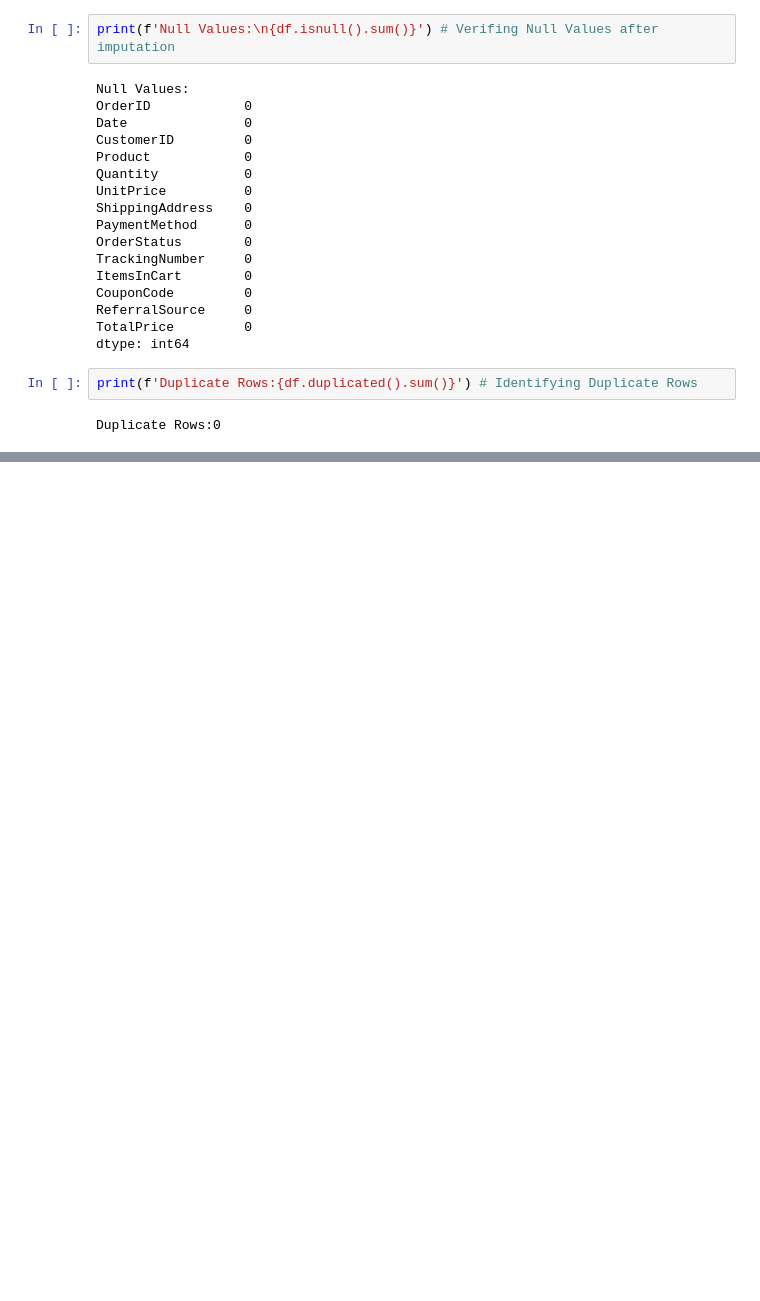
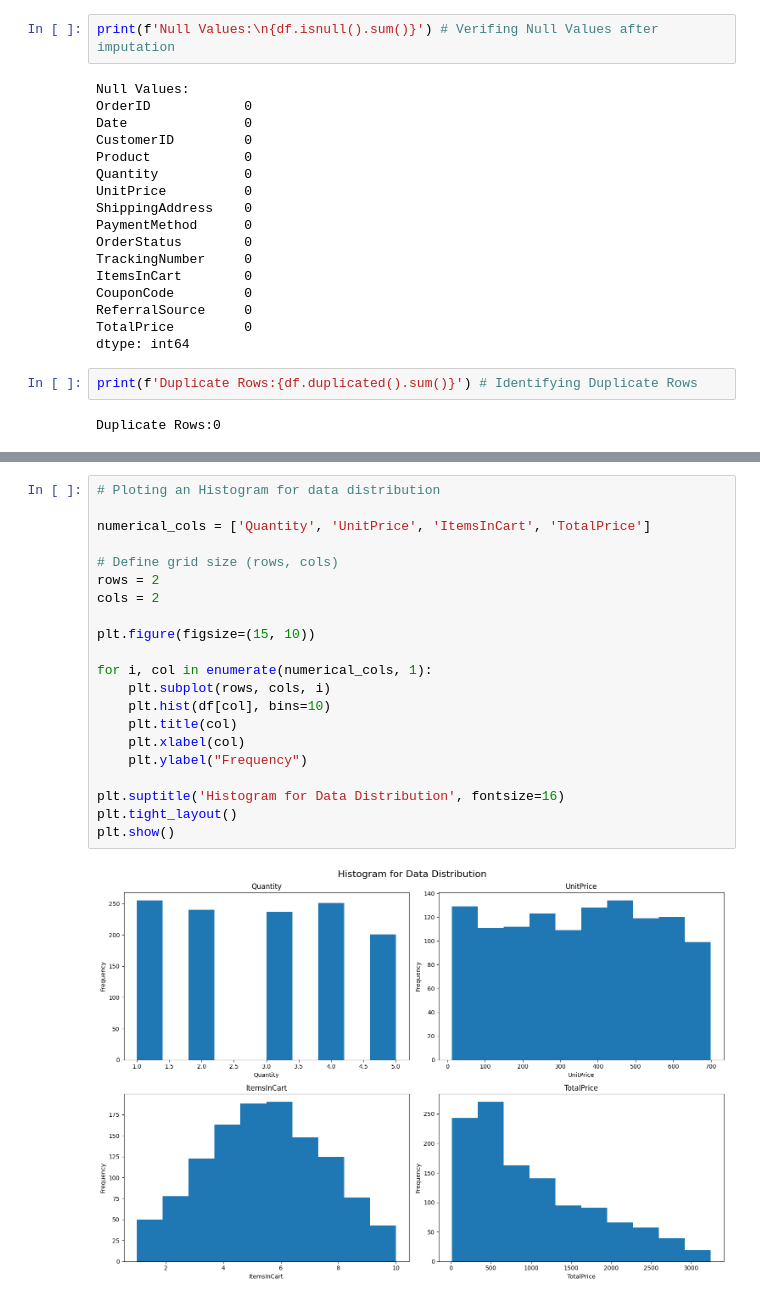
Before and after one commit to avisekbose/DecodeLabs-Internship, a Jupyter notebook: DA_Project 1.ipynb, the cells around one changed output, grey strips where cells are left out. Cells and saved outputs as stored; diff of their text form; blank space fills up the shorter version.

Commit message:
Data Cleaning Done

```diff
--- a/DA_Project 1.ipynb
+++ b/DA_Project 1.ipynb
@@ -172,0 +205,23 @@ Duplicate Rows:0
+# %%
+# Ploting an Histogram for data distribution
+
+numerical_cols = ['Quantity', 'UnitPrice', 'ItemsInCart', 'TotalPrice']
+
+# Define grid size (rows, cols)
+rows = 2
+cols = 2
+
+plt.figure(figsize=(15, 10))
+
+for i, col in enumerate(numerical_cols, 1):
+    plt.subplot(rows, cols, i)
+    plt.hist(df[col], bins=10)
+    plt.title(col)
+    plt.xlabel(col)
+    plt.ylabel("Frequency")
+
+plt.suptitle('Histogram for Data Distribution', fontsize=16)
+plt.tight_layout()
+plt.show()
+# %% [output]
+[figure, added]
```
Also changed, not shown: parts of 4 cells of this notebook.
